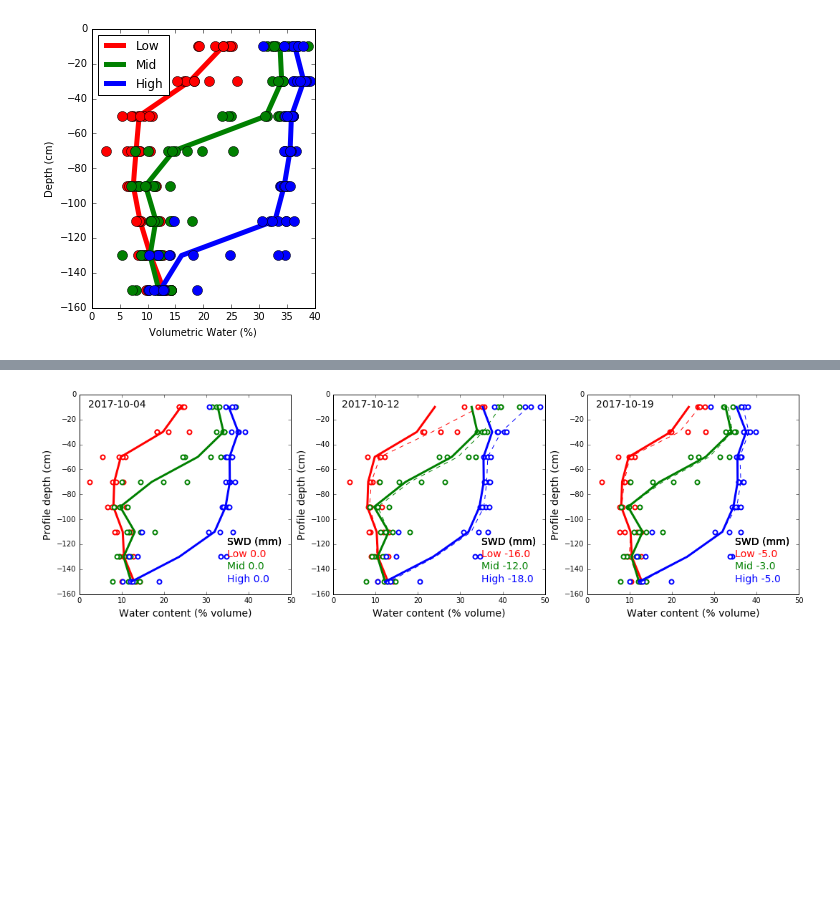
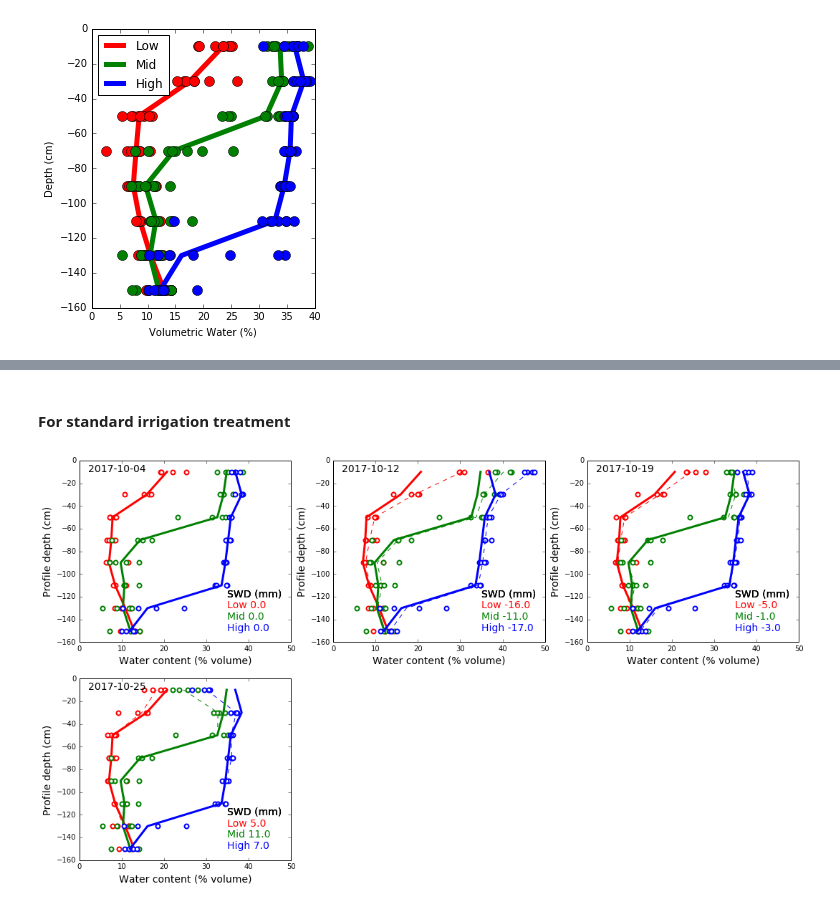
Before and after one commit to PlantandFoodResearch/MVI, a Jupyter notebook: RA1.3/GetSoilWaterData.ipynb, the cells around one changed output, grey strips where cells are left out. Saved outputs shown, nothing was run; the diff lists cells and outputs as text; code cells hidden in the pictures; blank space fills up the shorter version.

Commit message:
Update graphs to be more useful

```diff
--- a/RA1.3/GetSoilWaterData.ipynb
+++ b/RA1.3/GetSoilWaterData.ipynb
@@ -59,9 +67,11 @@ FieldCapacity = SoilWaterData.ix[SoilWaterData.Date=='2017-10-04',:].copy()
 # %%
-FCGraph, ax = plt.subplots(figsize = (4,5))
+DUL = SoilWaterData.ix[SoilWaterData.Date=='2017-10-04',:].copy()
+DUL.index = DUL.index.droplevel(1)
+DULGraph, ax = plt.subplots(figsize = (4,5))
 pos = 0
 cols = ['r','g','b']
 for ZoneID in ['Low','Mid','High']:
-    ZoneFC = FieldCapacity.ix[FieldCapacity.Zone==ZoneID,['D0','D1','D2','D3','D4','D5','D6','D7']]
+    ZoneFC = DUL.ix[DUL.Zone==ZoneID,['D0','D1','D2','D3','D4','D5','D6','D7']]
     Mean = ZoneFC.median()
     plt.plot(Mean,[-10,-30,-50,-70,-90,-110,-130,-150],lw=5,color=cols[pos],label = ZoneID)
     for plot in ZoneFC.index:
@@ -114,38 +123,6 @@ for Date in ObsDates:
-# %%
-IrrigID = 'VRI'
-ObsDates = list(SoilWaterData.index.levels[1])
-NoObsDates = float(len(ObsDates))
-ProfileGraphs = plt.figure(figsize=(18,5))
-PlotPos = 1
-NoCols = 3.0
-NoRows = np.ceil(NoObsDates/NoCols)
-for Date in ObsDates:
-    fig = ProfileGraphs.add_subplot(NoRows,NoCols,PlotPos)
-    PlotPos += 1
-    pos = 0
-    cols = ['r','g','b']
-    yloc = [-130,-140,-150]
-    for ZoneID in ['Low','Mid','High']:
-        Filter = (SoilWaterData.Zone == ZoneID) & (SoilWaterData.Irrig == IrrigID) & (SoilWaterData.Date == Date)
-        TreatWC = SoilWaterData.ix[Filter,['D0','D1','D2','D3','D4','D5','D6','D7']]
-        for Plot in TreatWC.index:
-            plt.plot(TreatWC.ix[Plot],[-10,-30,-50,-70,-90,-110,-130,-150],'o',mec=cols[pos],mfc='w',lw=3,ms=6,mew=2)
-        TreatMean = TreatWC.median()
-        plt.plot(TreatMean,[-10,-30,-50,-70,-90,-110,-130,-150],'--',color=cols[pos])
-        Filter2 = (FieldCapacity.Zone == ZoneID) & (FieldCapacity.Irrig == IrrigID)
-        TreatFC = FieldCapacity.ix[Filter2,['D0','D1','D2','D3','D4','D5','D6','D7']]
-        MeanFC = TreatFC.median()
-        plt.plot(MeanFC,[-10,-30,-50,-70,-90,-110,-130,-150],lw=3,color=cols[pos],label = ZoneID)
-        TreatProfileFC = MeanFC.sum()
-        TreatProfileWater = TreatMean.sum()
-        TreatSWD = TreatProfileFC  - TreatProfileWater
-        label = ZoneID + ' ' + str(round(TreatSWD))
-        fig.text(35,-120,'SWD (mm)',fontsize=14)
-        fig.text(35,yloc[pos],label,fontsize=14,color=cols[pos])
-        pos +=1
-    plt.xlim(0,50)
-    plt.ylabel('Profile depth (cm)',fontsize=14)
-    plt.xlabel('Water content (% volume)',fontsize=14)
-    plt.text(2,-10,Date.date(),fontsize = 14)
-# %% [output]
-[figure, removed]
+# %% [markdown]
+#### For standard irrigation treatment
+# %%
+GraphByDate('STD')
+# %% [output]
+[figure, added]
```
Also changed, not shown: parts of 29 cells of this notebook.
